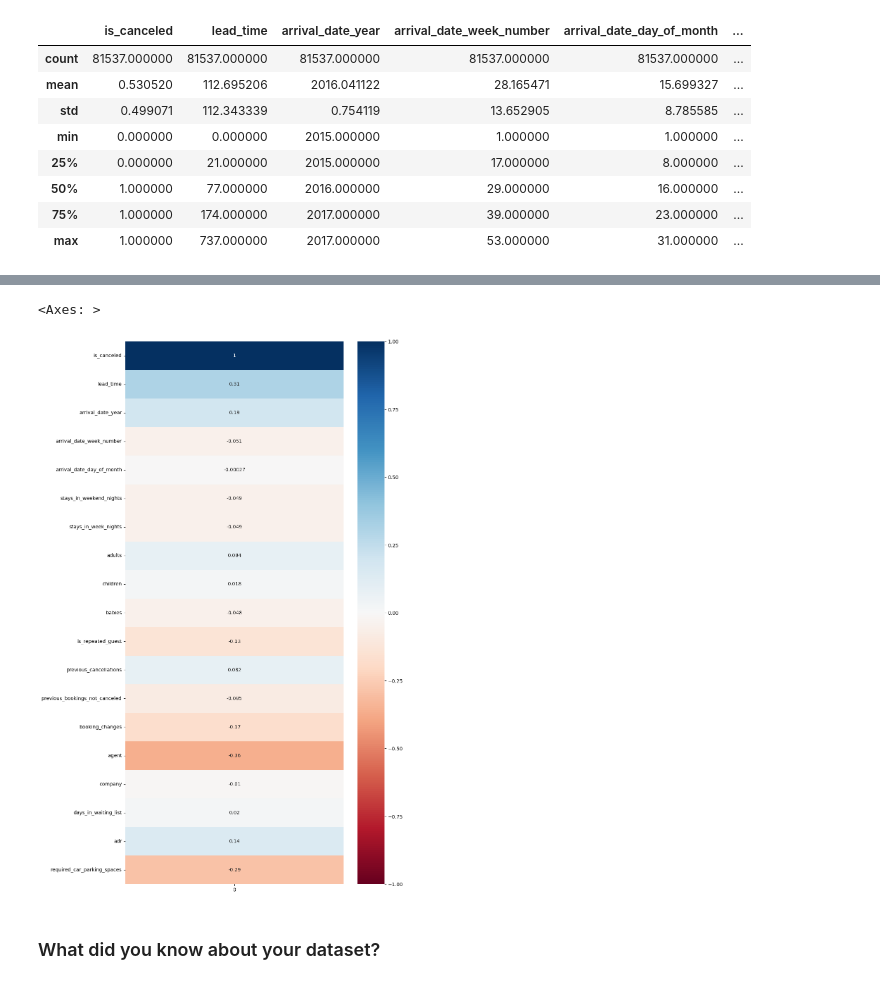
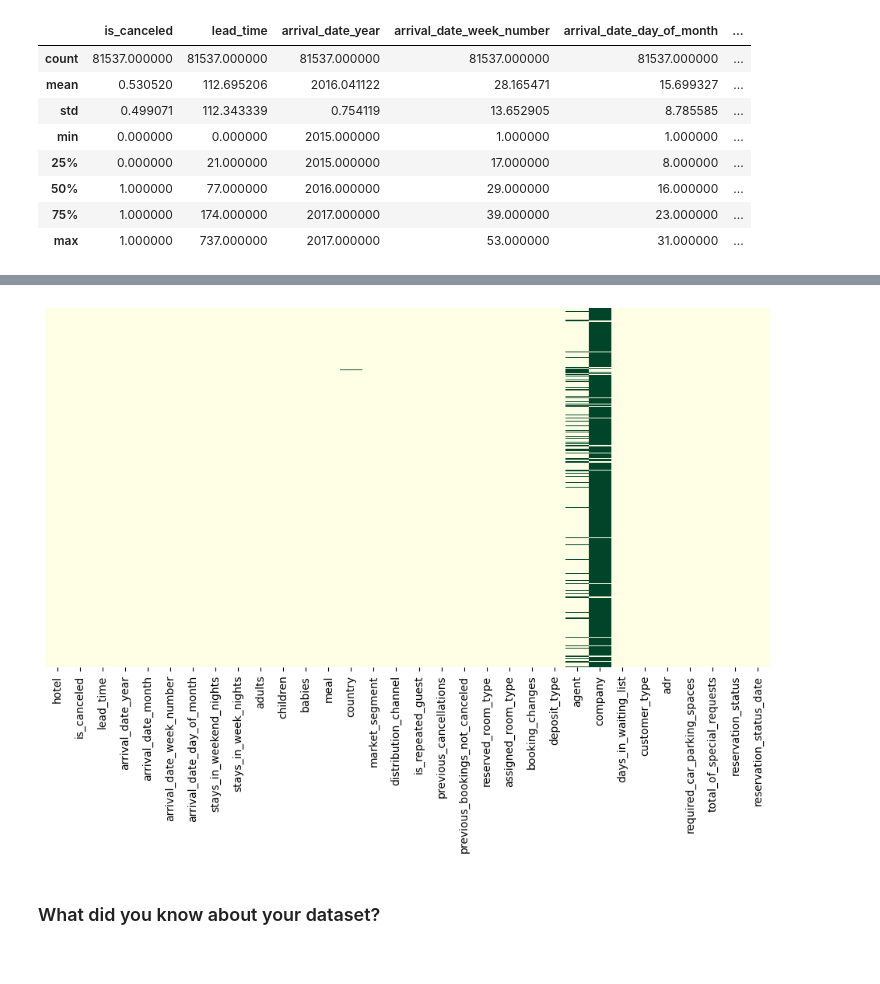
Before and after one commit to nikitasharma1998/capstone-project-in-hotel-booking-analysis, a Jupyter notebook: Capstone_project_2.ipynb, the cells around one changed output, grey strips where cells are left out. Drawn from its saved outputs; the diff is of its cells as text; code cells hidden in the pictures.

Commit message:
day 3 of hotel booking analysis

```diff
--- a/Capstone_project_2.ipynb
+++ b/Capstone_project_2.ipynb
@@ -101,7 +114,3 @@ from google.colab import drive
 drive.mount('/content/drive')
 # %% [output]
 Drive already mounted at /content/drive; to attempt to forcibly remount, call drive.mount("/content/drive", force_remount=True).
-# %%
-# Load Dataset
-df_hotels=pd.read_csv('/Hotel Bookings-2.csv')
-df_hotels.head()
@@ -243,9 +255,3 @@ df_hotels.describe()
 | 50% | 1.000000 | 77.000000 | 2016.000000 | 29.000000 | 16.000000 | ... |
 | 75% | 1.000000 | 174.000000 | 2017.000000 | 39.000000 | 23.000000 | ... |
 | max | 1.000000 | 737.000000 | 2017.000000 | 53.000000 | 31.000000 | ... |
-# %%
-plt.rcParams['figure.figsize'] =(12, 6)
-sns.heatmap(df_hotels.corr(), annot=True, cmap='Reds', linewidths=5)
-plt.suptitle('Correlation Between Variables', fontweight='heavy',
-             x=0.03, y=0.98, ha = "left", fontsize='18',
-             fontfamily='sans-serif', color= "black")
@@ -255,10 +258,10 @@ Text(0.03, 0.98, 'Correlation Between Variables')
-# %%
-corr = df_hotels.corrwith(df_hotels["is_canceled"]).iloc[:-1].to_frame ()
-fig, ax = plt.subplots(figsize= (10,20))
-sns.heatmap (corr, cmap='RdBu', annot=True, vmin=-1, vmax=1, ax=ax)
-# %% [output]
-<Axes: >
-[figure, removed]
+# %%
+#after removing all null values from the dataset and droping some of the columns we will visualize the dataset
+# using heat map
+sns.heatmap(df_hotels.isnull(),cbar=False,cmap='YlGn',yticklabels=False)
+plt.show()
+# %% [output]
+[figure, added]
 # %% [markdown]
 ### What did you know about your dataset?
 # %% [markdown]
```
Also changed, not shown: parts of 193 cells of this notebook.
